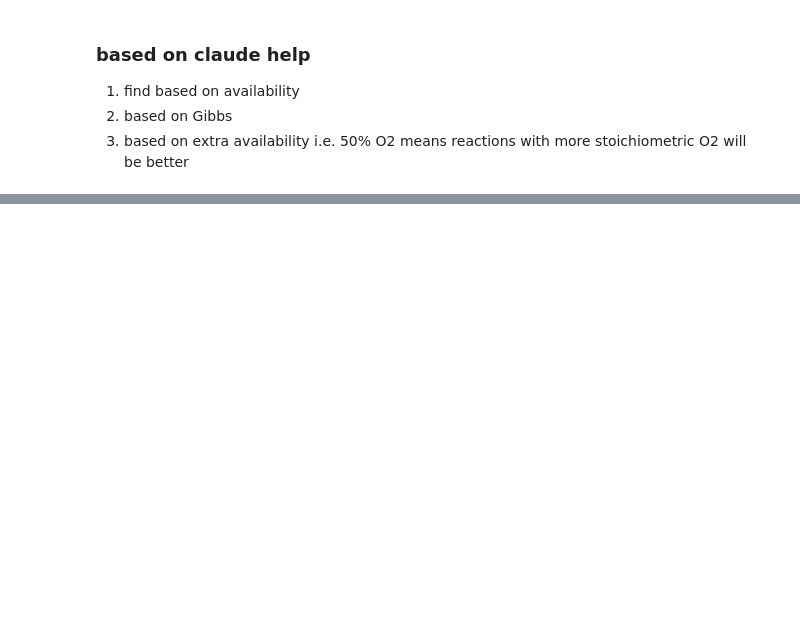
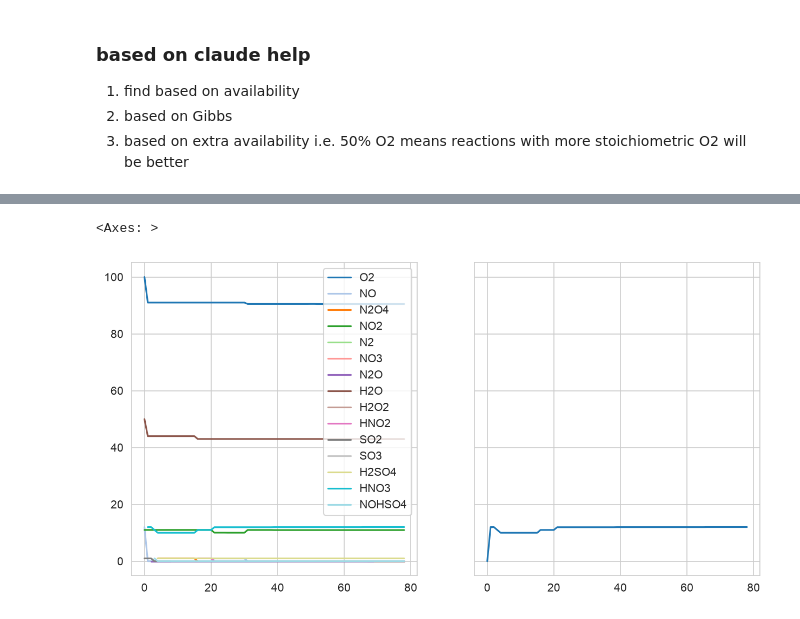
Before and after one commit to badw/arcs, a Jupyter notebook: examples/table_sandbox.ipynb, the cells around one changed output, grey strips where cells are left out. Cells and saved outputs as stored; diff of their text form; code cells hidden in the pictures; blank space fills up the shorter version.

```diff
--- a/examples/table_sandbox.ipynb
+++ b/examples/table_sandbox.ipynb
@@ -166,0 +357,6 @@ np.int64(3)
+# %%
+#generate updated concentrations
+new_concentrations = chempy_equilibrium_concentrations(concentrations=updated_concs,
+                                  equilibrium_reaction=eqsystem,
+                                  chempy_sane=True)
+new_concentrations
@@ -166,0 +391,27 @@ np.int64(3)
+# %%
+# production run
+import tqdm
+
+def runner(updated_concs):
+    reactionstats = {0:None}
+    concentrations = {0:updated_concs}
+    i=0
+    for step in tqdm.tqdm(range(1,100)):
+        _concentrations = copy.deepcopy(concentrations[i])
+        ranked_reactions = table_rank_reactions_2(_concentrations,refactor).head(20)
+        chosen_reaction = choose_reaction(ranked_reactions.to_dict())
+        eqsystem = generate_chempy_eqsystem(tabledict,chosen_reaction)
+        new_concentrations = chempy_equilibrium_concentrations(concentrations=_concentrations,
+                                      equilibrium_reaction=eqsystem,
+                                      chempy_sane=True)
+
+        if new_concentrations:
+            i+=1
+            concentrations[i] = new_concentrations
+            reactionstats[i] = {
+                    "reaction":tabledict[chosen_reaction]["rstring"],
+                    #"equilibrium_constant":tabledict[chosen_reaction]["K"]
+            }
+    return concentrations,reactionstats
+
+concentrations,reactionstats = runner(updated_concs)
@@ -166,0 +439,15 @@ np.int64(3)
+# %%
+import seaborn as sns
+import matplotlib.pyplot as plt
+
+sns.set_style("whitegrid")
+fig,ax = plt.subplots(ncols=2,figsize=(10,5),dpi=150,sharey=True,sharex=True)
+
+concdf = pd.DataFrame(concentrations)
+concdf[concdf > 0 ].dropna(how="all").T.plot.line(ax=ax[0],cmap="tab20")
+concdf.T["HNO3"].plot.line(ax=ax[1],cmap="tab20")
+#ax[0].set_xscale("log")
+#ax[0].set_xlim(0,5)
+# %% [output]
+<Axes: >
+[figure, added]
```
Also changed, not shown: parts of 18 cells of this notebook.
